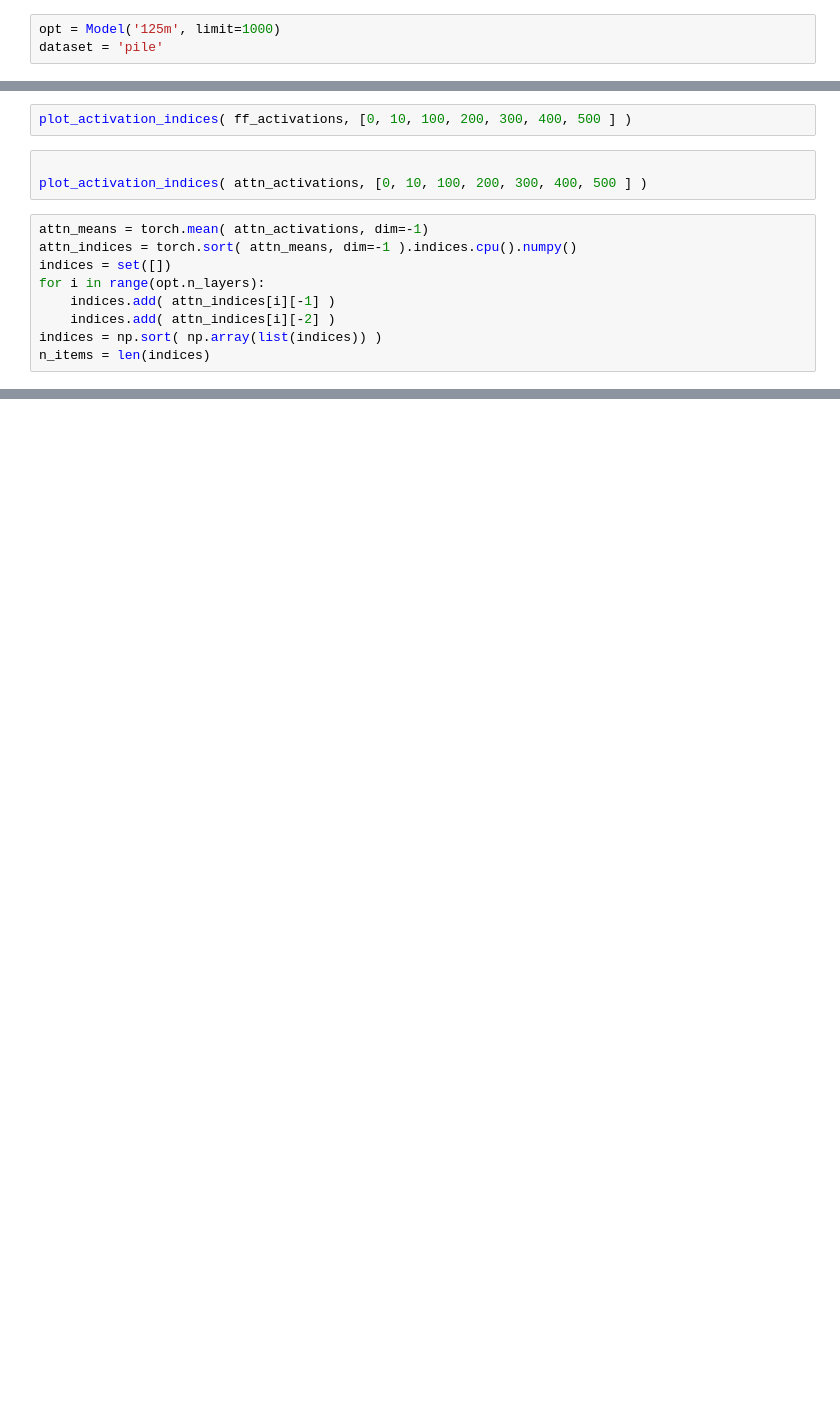
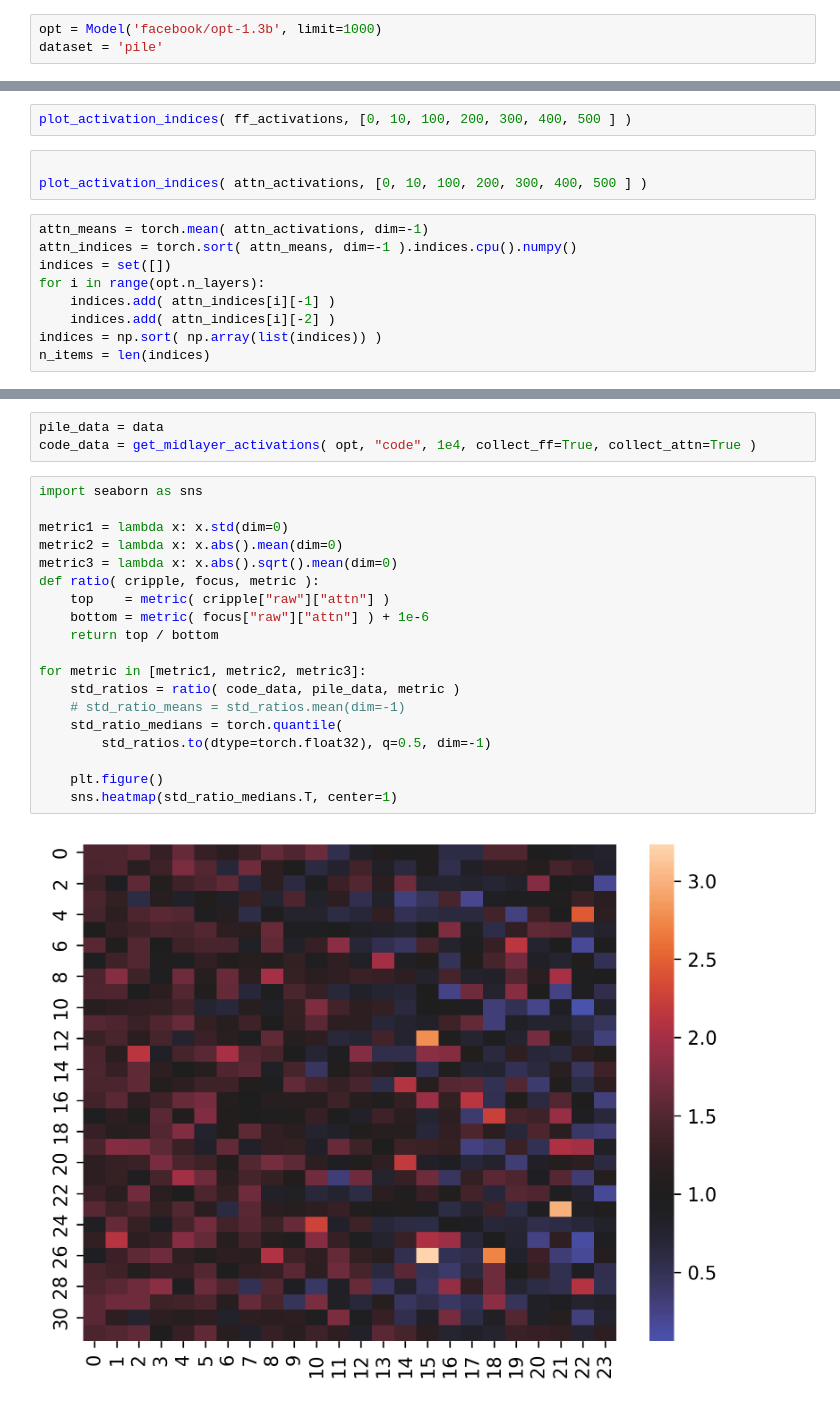
Before and after one commit to nickypro/separability, a Jupyter notebook: examples/distributions.ipynb, the cells around one changed output, grey strips where cells are left out. Cells and saved outputs as stored; diff of their text form; blank space fills up the shorter version.

```diff
--- a/examples/distributions.ipynb
+++ b/examples/distributions.ipynb
@@ -20,5 +20,5 @@ import matplotlib.pyplot as plt
 from separability import Model
 from separability.activations import get_midlayer_activations
 # %%
-opt = Model('125m', limit=1000)
+opt = Model('facebook/opt-1.3b', limit=1000)
 dataset = 'pile'
@@ -64,3 +69,27 @@ for j in range(opt.n_layers):
         plt.semilogy( mids, counts, label=f" dim {i}", color = rgb )
     plt.legend()
     plt.show()
+# %%
+pile_data = data
+code_data = get_midlayer_activations( opt, "code", 1e4, collect_ff=True, collect_attn=True )
+# %%
+import seaborn as sns
+
+metric1 = lambda x: x.std(dim=0)
+metric2 = lambda x: x.abs().mean(dim=0)
+metric3 = lambda x: x.abs().sqrt().mean(dim=0)
+def ratio( cripple, focus, metric ):
+    top    = metric( cripple["raw"]["attn"] )
+    bottom = metric( focus["raw"]["attn"] ) + 1e-6
+    return top / bottom
+
+for metric in [metric1, metric2, metric3]:
+    std_ratios = ratio( code_data, pile_data, metric )
+    # std_ratio_means = std_ratios.mean(dim=-1)
+    std_ratio_medians = torch.quantile(
+        std_ratios.to(dtype=torch.float32), q=0.5, dim=-1)
+
+    plt.figure()
+    sns.heatmap(std_ratio_medians.T, center=1)
+# %% [output]
+[figure, added]
```
Also changed, not shown: parts of 6 cells of this notebook.
